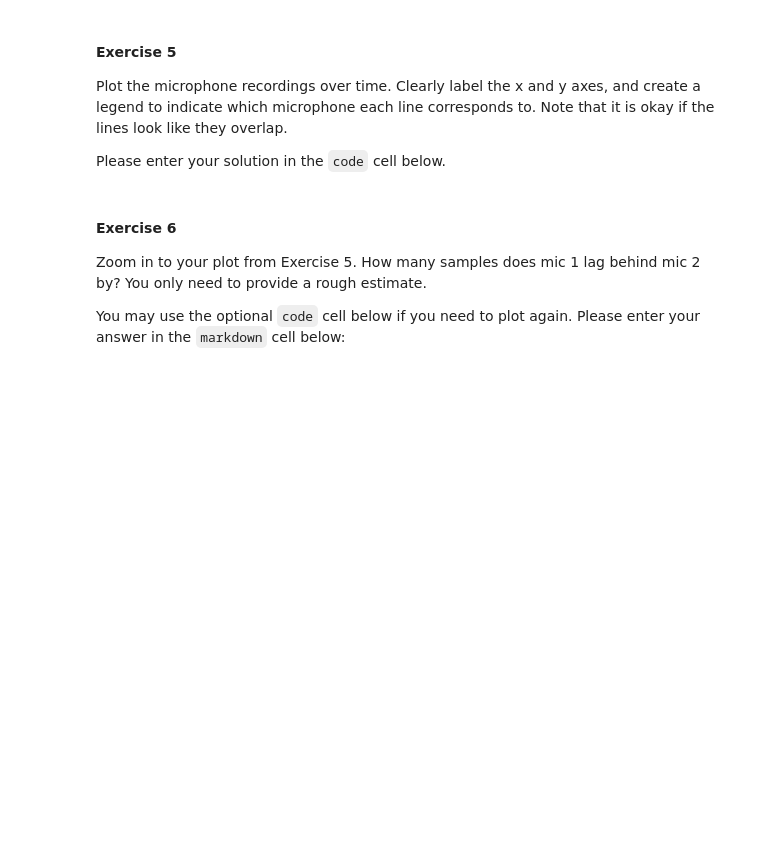
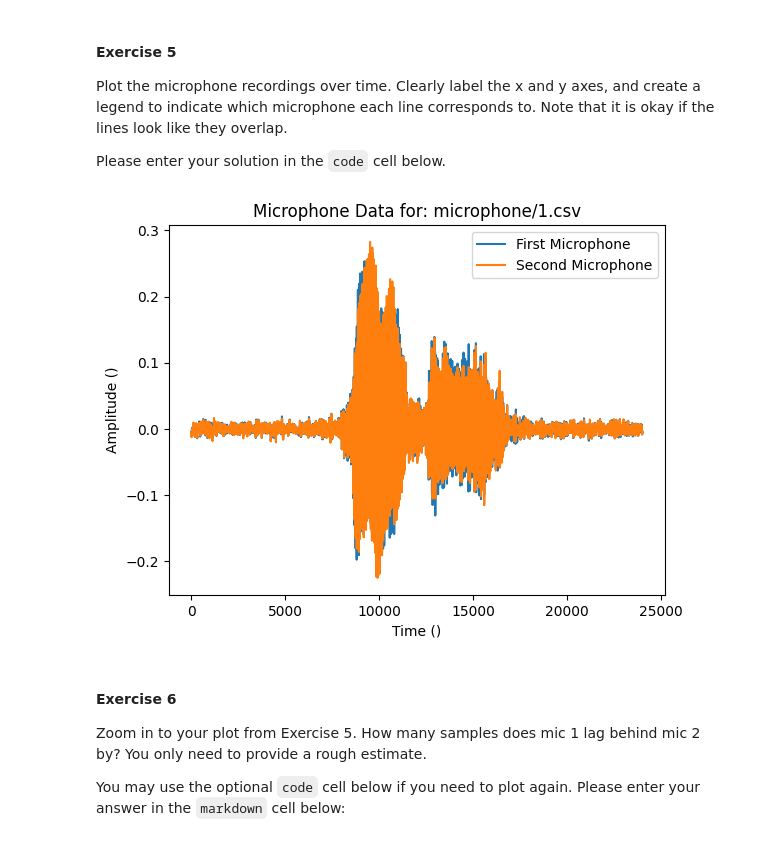
Before and after one commit to rutvikts/ECE434_SP24, a Jupyter notebook: MP1_data_visualization/MP1.ipynb, the cells around one changed output. Saved outputs shown, nothing was run; the diff lists cells and outputs as text; code cells hidden in the pictures; blank space fills up the shorter version.

```diff
--- a/MP1_data_visualization/MP1.ipynb
+++ b/MP1_data_visualization/MP1.ipynb
@@ -81,3 +117,19 @@ Please enter your solution in the `code` cell below.
+# %%
+# Exercise 5 code here:
+filename = "microphone/1.csv"
+
+# Defining data axis for csv
+cols_mic = ['First Microphone', 'Second Microphone']
+
+# Reading CSV with defined cols
+df_mic = pd.read_csv(filename, names=cols_mic)
+
+# Plotting Data
+title_text = "Microphone Data for: " + filename
+df_mic.plot(xlabel="Time ()",ylabel="Amplitude ()",title=title_text,kind='line')
+plt.show()
+# %% [output]
+[figure, added]
 # %% [markdown]
 #### Exercise 6
 Zoom in to your plot from Exercise 5. How many samples does mic 1 lag behind mic 2 by? You only need to provide a rough estimate.
```
Also changed, not shown: parts of 7 cells of this notebook, 1 other file.
